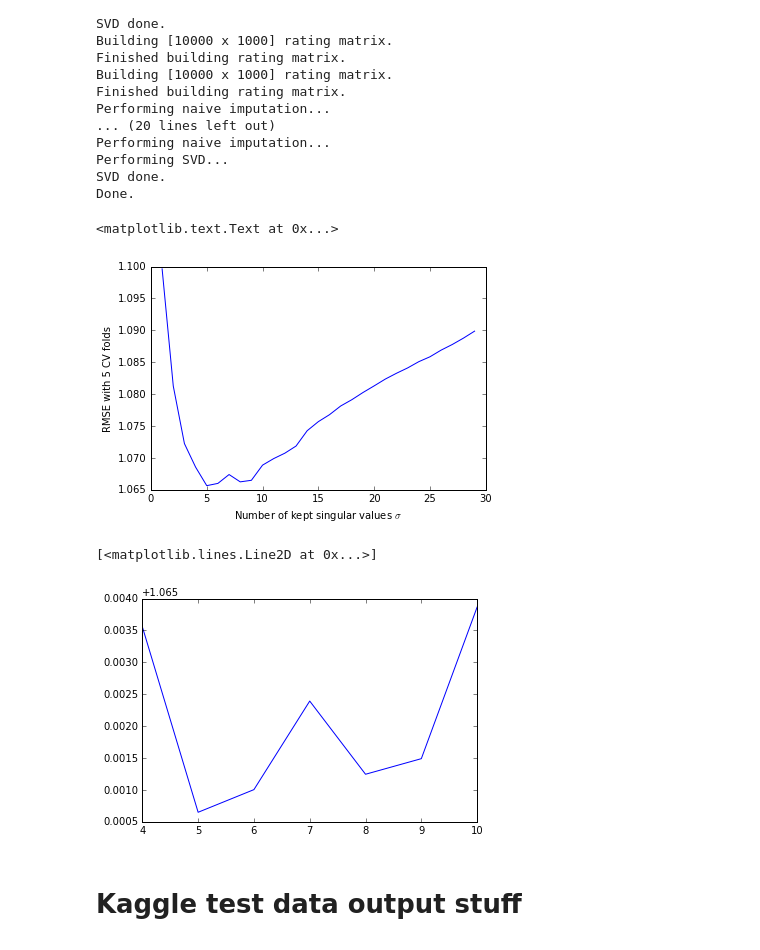
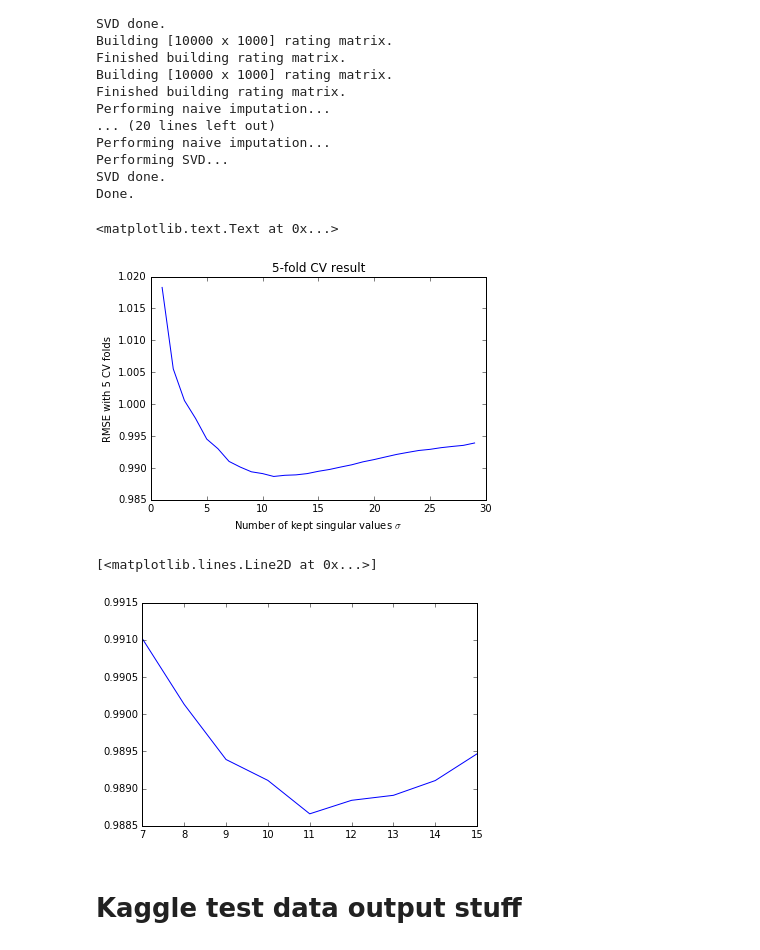
Before and after one commit to AndreiBarsan/cil-exercises, a Jupyter notebook: cil-collaborative-filtering.ipynb, the cells around one changed output. Saved outputs shown, nothing was run; the diff lists cells and outputs as text; code cells hidden in the pictures.

```diff
--- a/cil-collaborative-filtering.ipynb
+++ b/cil-collaborative-filtering.ipynb
@@ -155,8 +162,11 @@ def predict_by_avg_item_rating(data):
     # Assume every product has at least one rating.
     # A product is represented by a column
     nonzero = (data != 0)
-    rating_counts = nonzero.sum(1)
-    rating_sums = data.sum(1)
+
+    # Perform the sum on the 0th (row) axis, so that we
+    # get the per-item ratings.
+    rating_counts = nonzero.sum(0)
+    rating_sums = data.sum(0)
     item_ratings = rating_sums / rating_counts
     predictions = np.copy(data)
     for col in range(data.shape[1]):
@@ -285,6 +295,6 @@ Should be big:  3.8338559076
 # %%
 rmses = []
-for k in range(5, 20, 1):
+for k in range(5, 50, 1):
     U_lim = U[:,:k]
     D_lim = D[:k, :]
     V_lim = V[:,:]
@@ -409,15 +419,15 @@ for index, k in enumerate(ks):
 plt.plot(ks, cv_rmses)
 plt.ylabel("RMSE with %d CV folds" % CV_FOLDS)
 plt.xlabel("Number of kept singular values $\sigma$")
-plt.title("")
+plt.title("%d-fold CV result" % CV_FOLDS)
 # %% [output]
 <matplotlib.text.Text at 0x...>
-[figure, old version]
+[figure, new version]
 # %%
-plt.plot(ks[3:10], cv_rmses[3:10])
+plt.plot(ks[6:15], cv_rmses[6:15])
 # %% [output]
 [<matplotlib.lines.Line2D at 0x...>]
-[figure, old version]
+[figure, new version]
 # %% [markdown]
 # Kaggle test data output stuff
 # %%
```
Also changed, not shown: parts of 11 cells of this notebook.
